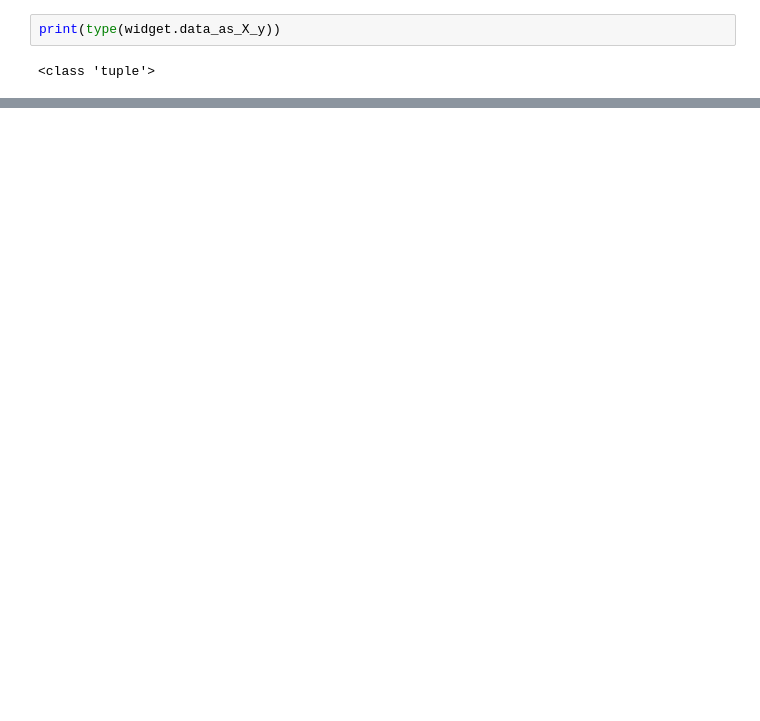
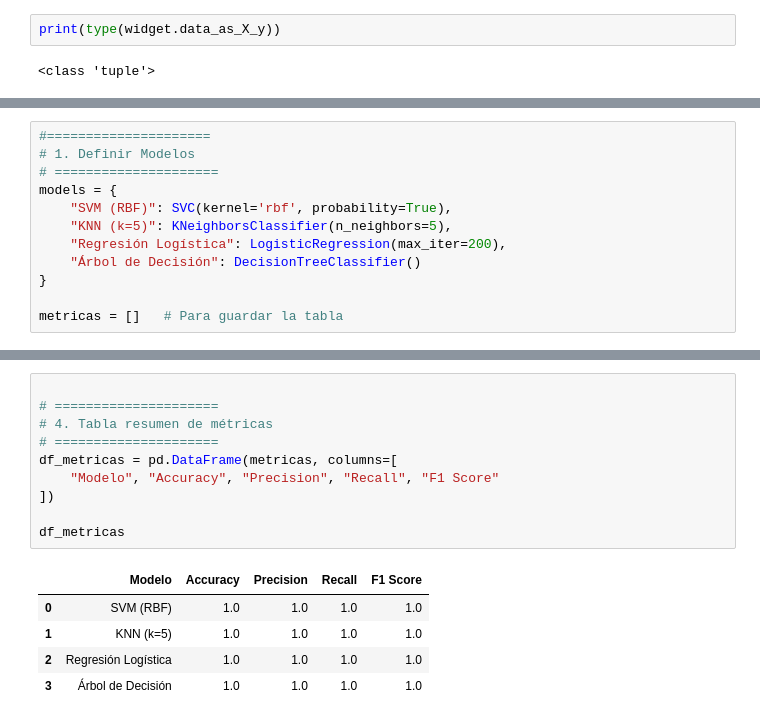
Before and after one commit to adiacla/drawdata, a Jupyter notebook: app.ipynb, the cells around one changed output, grey strips where cells are left out. Cells and saved outputs as stored; diff of their text form; blank space fills up the shorter version.

```diff
--- a/app.ipynb
+++ b/app.ipynb
@@ -112,0 +80,12 @@ plt.show()
+# %%
+#=====================
+# 1. Definir Modelos
+# =====================
+models = {
+    "SVM (RBF)": SVC(kernel='rbf', probability=True),
+    "KNN (k=5)": KNeighborsClassifier(n_neighbors=5),
+    "Regresión Logística": LogisticRegression(max_iter=200),
+    "Árbol de Decisión": DecisionTreeClassifier()
+}
+
+metricas = []   # Para guardar la tabla
@@ -112,0 +135,16 @@ plt.show()
+# %%
+
+# =====================
+# 4. Tabla resumen de métricas
+# =====================
+df_metricas = pd.DataFrame(metricas, columns=[
+    "Modelo", "Accuracy", "Precision", "Recall", "F1 Score"
+])
+
+df_metricas
+# %% [output]
+|  | Modelo | Accuracy | Precision | Recall | F1 Score |
+| 0 | SVM (RBF) | 1.0 | 1.0 | 1.0 | 1.0 |
+| 1 | KNN (k=5) | 1.0 | 1.0 | 1.0 | 1.0 |
+| 2 | Regresión Logística | 1.0 | 1.0 | 1.0 | 1.0 |
+| 3 | Árbol de Decisión | 1.0 | 1.0 | 1.0 | 1.0 |
```
Also changed, not shown: parts of 13 cells of this notebook, 1 other file.
